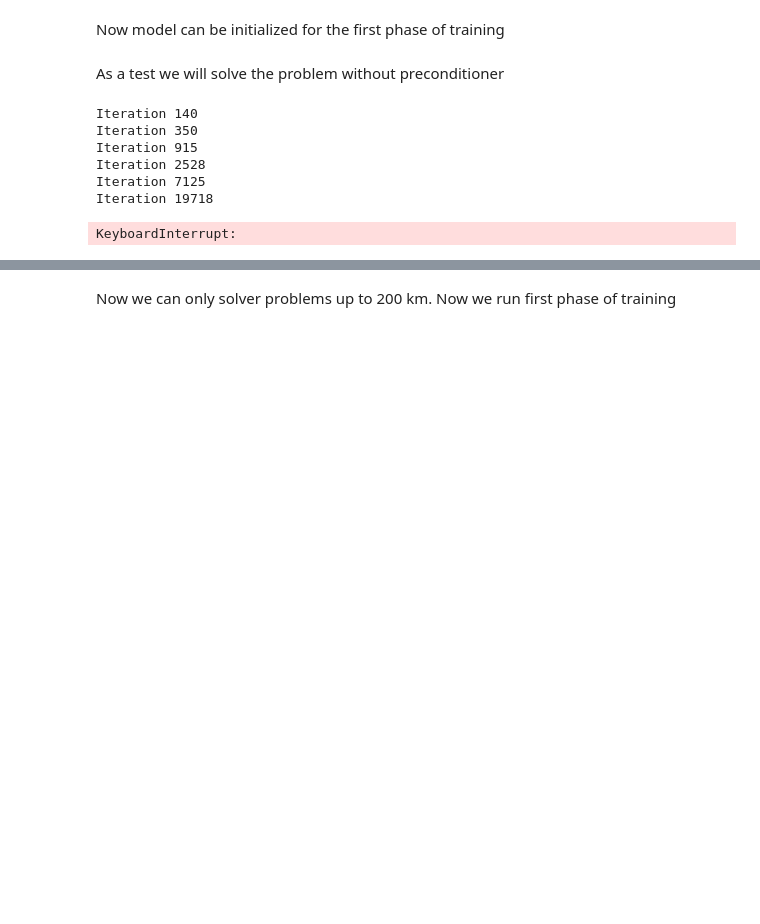
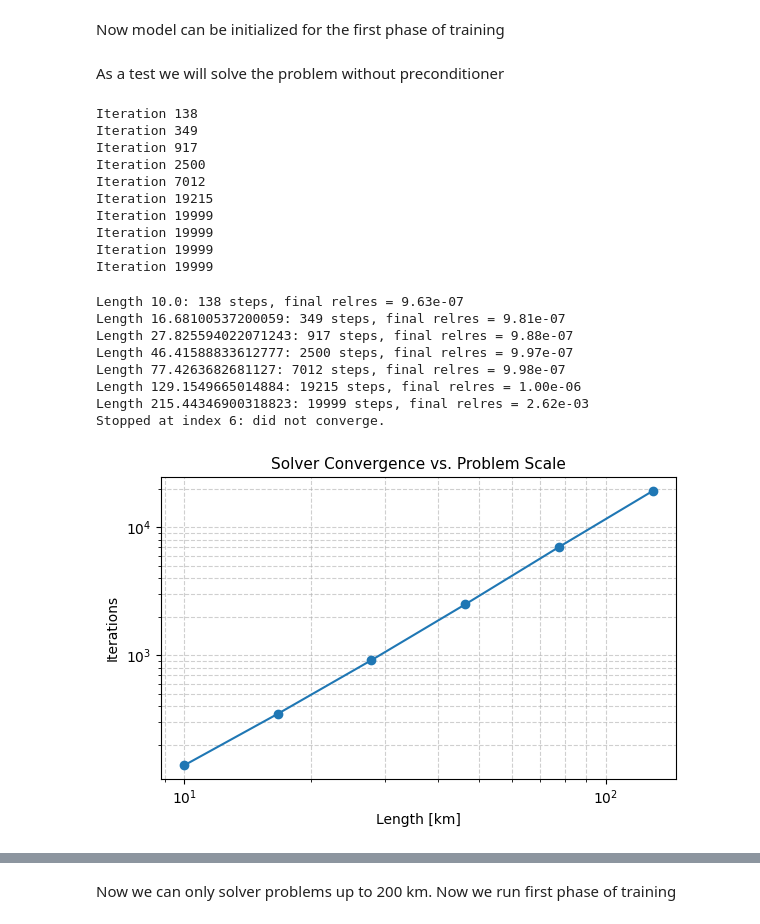
Before and after one commit to kacpnowak/neural_preconditioner, a Jupyter notebook: hierarchical.ipynb, the cells around one changed output, grey strips where cells are left out. Drawn from its saved outputs; the diff is of its cells as text; code cells hidden in the pictures; blank space fills up the shorter version.

```diff
--- a/hierarchical.ipynb
+++ b/hierarchical.ipynb
@@ -91,14 +91,17 @@ iterations = np.zeros(len(As))
 
 for i in range(len(As)):
     ttw = data - As[i] @ data  # Work with perturbations
-    x, iters, _, _, _ = solver.solve(A=As[i], b=ttw, rtol=1e-6, max_iters=20000, progress_bar=False)
+    x, iters, _, _, _ = solver.solve(A=As[i], b=ttw, rtol=1e-6, max_iters=19999, progress_bar=False)
     print("Iteration " + str(iters))
     iterations[i] = iters
 # %% [output]
-Iteration 140
-Iteration 350
-Iteration 915
-Iteration 2528
-Iteration 7125
-Iteration 19718
+Iteration 138
+Iteration 349
+Iteration 917
+Iteration 2500
+Iteration 7012
+Iteration 19215
+Iteration 19999
+Iteration 19999
+Iteration 19999
+Iteration 19999
-KeyboardInterrupt:
@@ -105,3 +110,48 @@ KeyboardInterrupt:
+# %%
+iterations = []
+valid_lengths = []
+
+max_iters = 19999
+rtol = 1e-6
+
+for i in range(len(As)):
+    ttw = data - As[i] @ data
+    x, iters, abs_res, rel_res, _ = solver.solve(
+        A=As[i], b=ttw, rtol=rtol, max_iters=max_iters, progress_bar=False
+    )
+
+    final_residual = rel_res[-1]
+    print(f"Length {lengths[i]}: {iters} steps, final relres = {final_residual:.2e}")
+
+    # Stop adding once solver doesn't converge
+    if final_residual > rtol or iters == max_iters:
+        print(f"Stopped at index {i}: did not converge.")
+        break
+
+    iterations.append(iters)
+    valid_lengths.append(lengths[i])
+
+# Plot
+plt.figure(figsize=(6, 4))
+plt.plot(truncated_lengths, iterations, marker='o')
+plt.xscale('log')
+plt.yscale('log')
+plt.xlabel("Length [km]", fontsize=10)
+plt.ylabel("Iterations", fontsize=10)
+plt.title("Solver Convergence vs. Problem Scale", fontsize=11)
+plt.grid(True, which='both', linestyle='--', alpha=0.6)
+plt.tight_layout()
+plt.show()
+# %% [output]
+Length 10.0: 138 steps, final relres = 9.63e-07
+Length 16.68100537200059: 349 steps, final relres = 9.81e-07
+Length 27.825594022071243: 917 steps, final relres = 9.88e-07
+Length 46.41588833612777: 2500 steps, final relres = 9.97e-07
+Length 77.4263682681127: 7012 steps, final relres = 9.98e-07
+Length 129.1549665014884: 19215 steps, final relres = 1.00e-06
+Length 215.44346900318823: 19999 steps, final relres = 2.62e-03
+Stopped at index 6: did not converge.
+[figure, added]
 # %%
 plt.plot(np.logspace(1, 3, 10), iterations)
 plt.xlabel("Length [km]")
```
Also changed, not shown: parts of 10 cells of this notebook.
